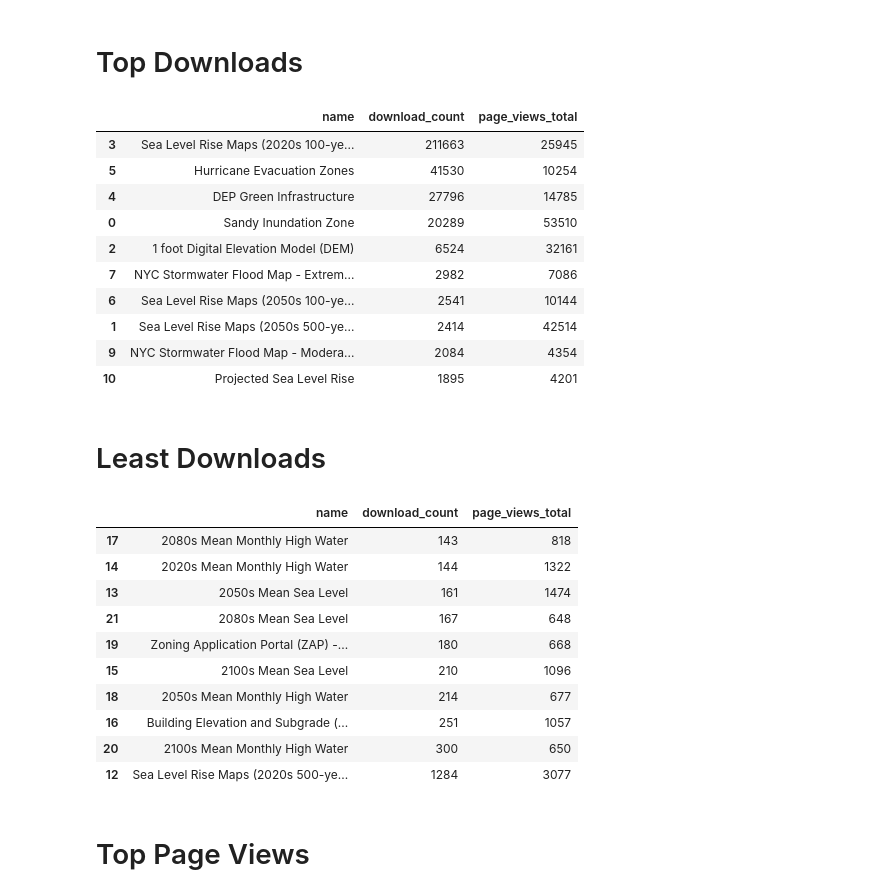
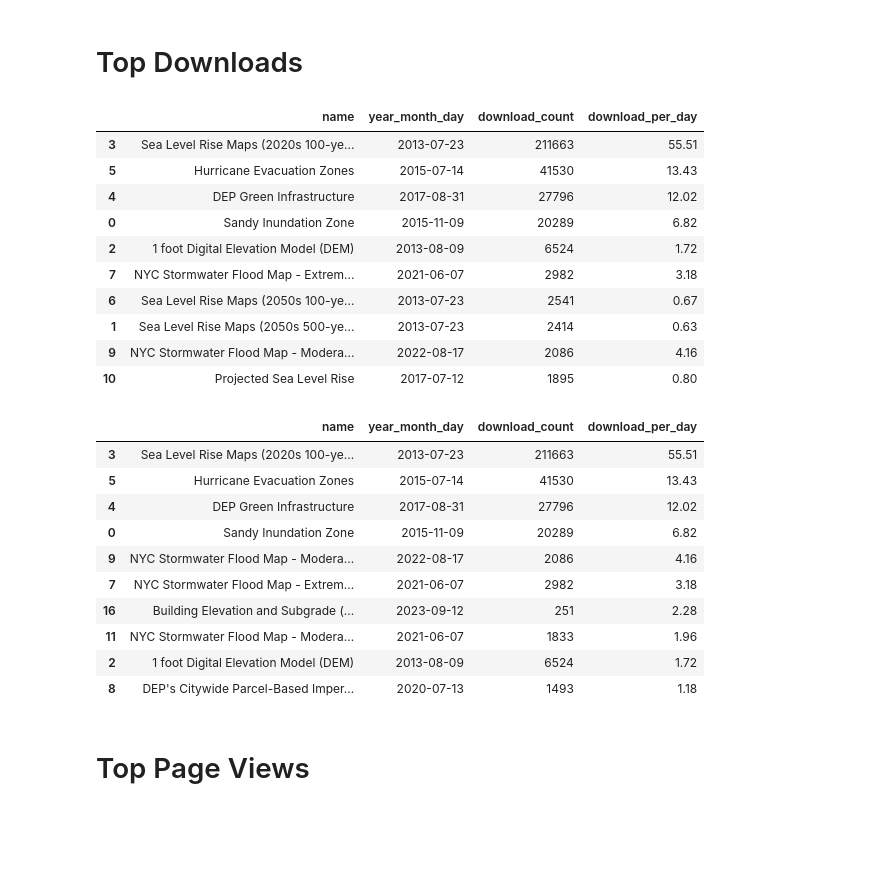
Before and after one commit to mebauer/nyc-flood-data, a Jupyter notebook: analysis.ipynb, the cells around one changed output. Cells and saved outputs as stored; diff of their text form; code cells hidden in the pictures; blank space fills up the shorter version.

Commit message:
calculating downloads and views per day

```diff
--- a/analysis.ipynb
+++ b/analysis.ipynb
@@ -137,3 +138,12 @@ Data columns (total 30 columns):
  29  page_views_total_log       3410 non-null   float64
 dtypes: bool(1), float64(6), int64(1), object(22)
 memory usage: 776.0+ KB
+# %%
+# convert to datetime
+today = datetime.now(timezone.utc)
+df['createdAt'] = pd.to_datetime(df['createdAt'])
+
+df['days_elapsed'] = (today - df['createdAt']).dt.days
+df['year_month_day'] = pd.to_datetime(df['createdAt'].dt.strftime('%Y-%m-%d'))
+
+df.head()
@@ -178,0 +197,5 @@ shape of data: (22, 30)
+# %%
+df['download_per_day'] = round(df['download_count'] / df['days_elapsed'], 2)
+df['page_views_per_day'] = round(df['page_views_total'] / df['days_elapsed'], 2)
+
+df.info()
@@ -181,44 +222,41 @@ shape of data: (22, 30)
 # %%
 (df
  .sort_values(by='download_count', ascending=False)
- .loc[:, ['name', 'download_count', 'page_views_total']]
- .astype({'download_count': int, 'page_views_total':int})
+ .loc[:, ['name', 'year_month_day', 'download_count', 'download_per_day']]
+ .astype({'download_count':int, 'download_per_day':float})
  .head(10)
- .style.set_properties(subset=['download_count'], **{'background-color': 'yellow'})
 )
 # %% [output]
-|  | name | download_count | page_views_total |
-| 3 | Sea Level Rise Maps (2020s 100-ye... | 211663 | 25945 |
-| 5 | Hurricane Evacuation Zones | 41530 | 10254 |
-| 4 | DEP Green Infrastructure | 27796 | 14785 |
-| 0 | Sandy Inundation Zone | 20289 | 53510 |
-| 2 | 1 foot Digital Elevation Model (DEM) | 6524 | 32161 |
-| 7 | NYC Stormwater Flood Map - Extrem... | 2982 | 7086 |
-| 6 | Sea Level Rise Maps (2050s 100-ye... | 2541 | 10144 |
-| 1 | Sea Level Rise Maps (2050s 500-ye... | 2414 | 42514 |
-| 9 | NYC Stormwater Flood Map - Modera... | 2084 | 4354 |
-| 10 | Projected Sea Level Rise | 1895 | 4201 |
+|  | name | year_month_day | download_count | download_per_day |
+| 3 | Sea Level Rise Maps (2020s 100-ye... | 2013-07-23 | 211663 | 55.51 |
+| 5 | Hurricane Evacuation Zones | 2015-07-14 | 41530 | 13.43 |
+| 4 | DEP Green Infrastructure | 2017-08-31 | 27796 | 12.02 |
+| 0 | Sandy Inundation Zone | 2015-11-09 | 20289 | 6.82 |
+| 2 | 1 foot Digital Elevation Model (DEM) | 2013-08-09 | 6524 | 1.72 |
+| 7 | NYC Stormwater Flood Map - Extrem... | 2021-06-07 | 2982 | 3.18 |
+| 6 | Sea Level Rise Maps (2050s 100-ye... | 2013-07-23 | 2541 | 0.67 |
+| 1 | Sea Level Rise Maps (2050s 500-ye... | 2013-07-23 | 2414 | 0.63 |
+| 9 | NYC Stormwater Flood Map - Modera... | 2022-08-17 | 2086 | 4.16 |
+| 10 | Projected Sea Level Rise | 2017-07-12 | 1895 | 0.80 |
-# %% [markdown]
-# Least Downloads
 # %%
 (df
- .sort_values(by='download_count', ascending=True)
- .loc[:, ['name', 'download_count', 'page_views_total']]
- .astype({'download_count': int, 'page_views_total':int})
+ .sort_values(by='download_per_day', ascending=False)
+ .loc[:, ['name', 'year_month_day', 'download_count', 'download_per_day']]
+ .astype({'download_count':int, 'download_per_day':float})
  .head(10)
 )
 # %% [output]
-|  | name | download_count | page_views_total |
-| 17 | 2080s Mean Monthly High Water | 143 | 818 |
-| 14 | 2020s Mean Monthly High Water | 144 | 1322 |
-| 13 | 2050s Mean Sea Level | 161 | 1474 |
-| 21 | 2080s Mean Sea Level | 167 | 648 |
-| 19 | Zoning Application Portal (ZAP) -... | 180 | 668 |
-| 15 | 2100s Mean Sea Level | 210 | 1096 |
-| 18 | 2050s Mean Monthly High Water | 214 | 677 |
-| 16 | Building Elevation and Subgrade (... | 251 | 1057 |
-| 20 | 2100s Mean Monthly High Water | 300 | 650 |
-| 12 | Sea Level Rise Maps (2020s 500-ye... | 1284 | 3077 |
+|  | name | year_month_day | download_count | download_per_day |
+| 3 | Sea Level Rise Maps (2020s 100-ye... | 2013-07-23 | 211663 | 55.51 |
+| 5 | Hurricane Evacuation Zones | 2015-07-14 | 41530 | 13.43 |
+| 4 | DEP Green Infrastructure | 2017-08-31 | 27796 | 12.02 |
+| 0 | Sandy Inundation Zone | 2015-11-09 | 20289 | 6.82 |
+| 9 | NYC Stormwater Flood Map - Modera... | 2022-08-17 | 2086 | 4.16 |
+| 7 | NYC Stormwater Flood Map - Extrem... | 2021-06-07 | 2982 | 3.18 |
+| 16 | Building Elevation and Subgrade (... | 2023-09-12 | 251 | 2.28 |
+| 11 | NYC Stormwater Flood Map - Modera... | 2021-06-07 | 1833 | 1.96 |
+| 2 | 1 foot Digital Elevation Model (DEM) | 2013-08-09 | 6524 | 1.72 |
+| 8 | DEP's Citywide Parcel-Based Imper... | 2020-07-13 | 1493 | 1.18 |
 # %% [markdown]
 # Top Page Views
 # %%
```
Also changed, not shown: parts of 9 cells of this notebook.
